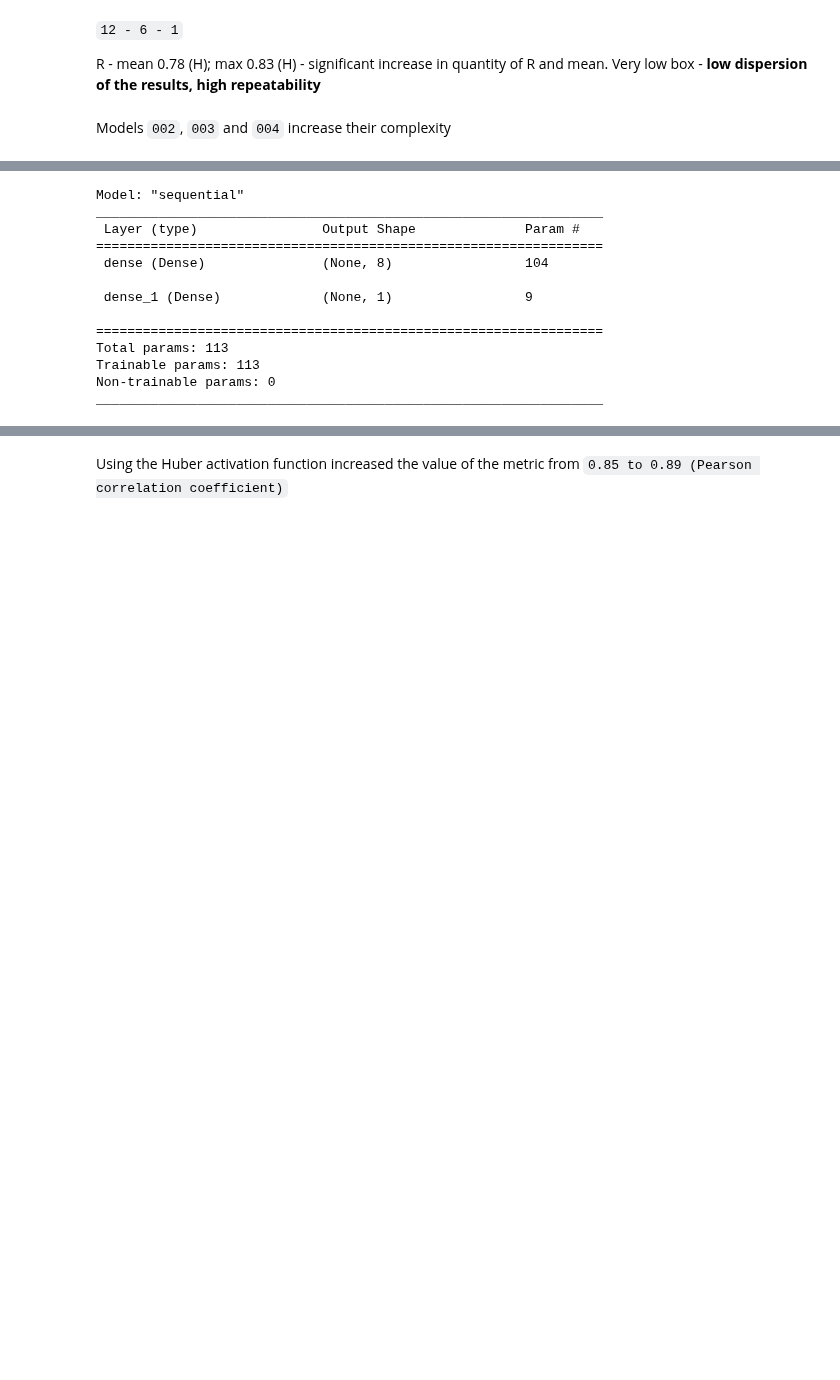
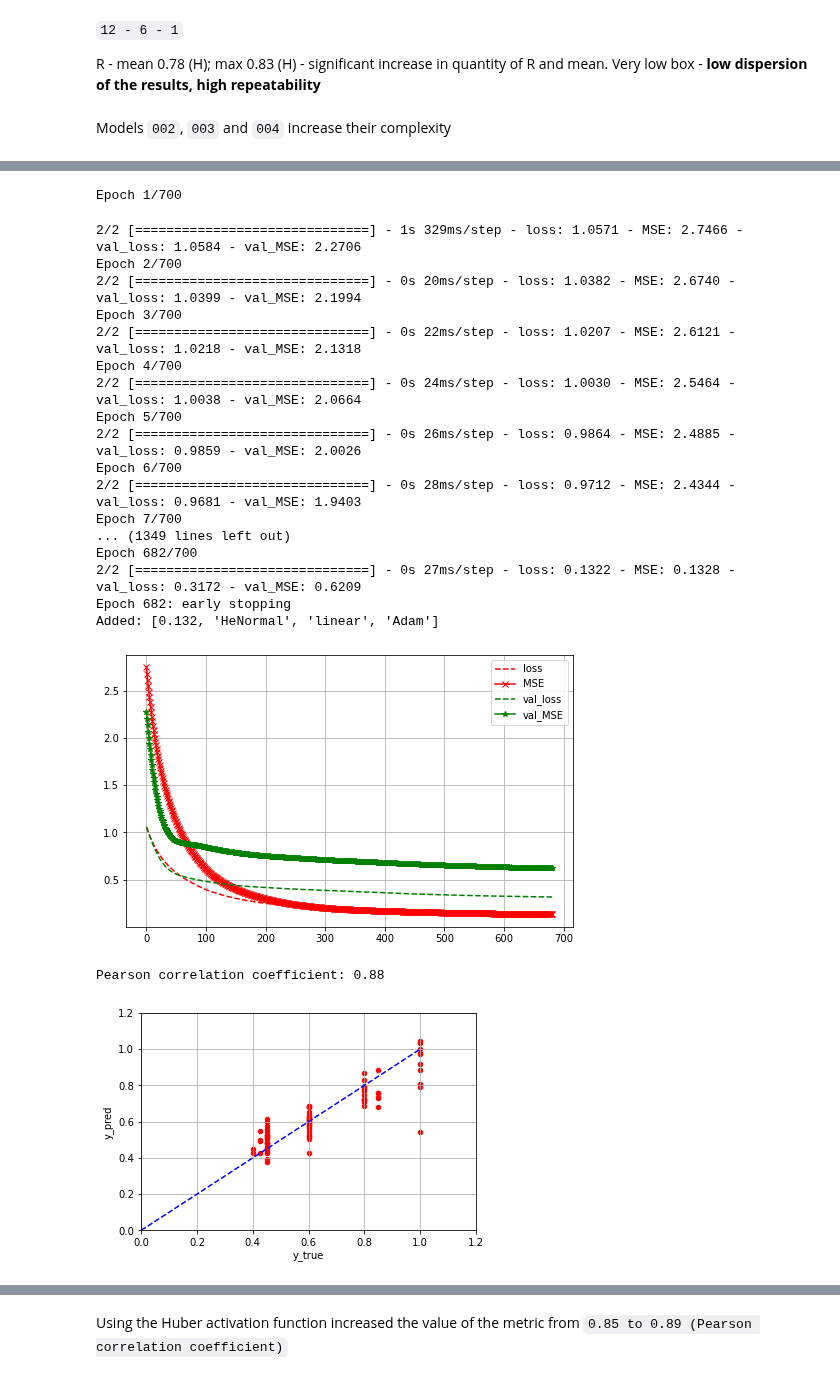
Before and after one commit to d-jus/tf_pipeline, a Jupyter notebook: SSN CRF - p & CRF - m.ipynb, the cells around one changed output, grey strips where cells are left out. Cells and saved outputs as stored; diff of their text form; code cells hidden in the pictures; blank space fills up the shorter version.

```diff
--- a/SSN CRF - p & CRF - m.ipynb
+++ b/SSN CRF - p & CRF - m.ipynb
@@ -570,38 +615,71 @@ _________________________________________________________________
 # %%
 # HUBER elu ADAM
-def huber_fn(y_true, y_pred):
+
+def huber_fn(y_true: list, y_pred: list) -> int:
+    """Huber loss is a loss function, that is less sensitive to outliers in data than the squared error loss. Return Huber fn value.
+    Args:
+        y_true: labels
+        y_pred: predicted
+    """
     error = y_true - y_pred
     is_small_error = tf.abs(error) < 1
-    squared_loss = tf.square(error) /2
+    squared_loss = tf.square(error) / 2
     linear_loss = tf.abs(error) - 0.5
     return tf.where(is_small_error, squared_loss, linear_loss)
 
 tf.keras.backend.clear_session()
-del model2
+try:
+    del model_004
+except:
+    pass
 
 opt = tf.keras.optimizers.Adam(lr=0.001,beta_1=0.9, beta_2=0.999)
 
-model2 = keras.models.Sequential()
-model2.add(keras.layers.Dense(8, activation = 'elu', input_shape = (12,), kernel_regularizer='l2', kernel_initializer = "he_normal"))
-model2.add(keras.layers.Dense(1, kernel_regularizer='l2', kernel_initializer = "he_normal"))
-model2.summary()
-model2.compile(loss = huber_fn,
-             optimizer = opt,
-             metrics = ["MSE"])
+model_004 = keras.models.Sequential()
+model_004.add(keras.layers.Dense(7, activation='elu', input_shape=(12,), kernel_regularizer='l2', kernel_initializer="he_normal"))
+model_004.add(keras.layers.Dense(1, kernel_regularizer='l2', kernel_initializer="he_normal"))
+model_004.compile(
+    loss = huber_fn,
+    optimizer = opt,
+    metrics = ["MSE"]
+    )
+
+#StandardScaler + strated data + elu + hb
+history_004 = model_004.fit(
+    X_train_str,
+    y_train_str,
+    epochs = 700,
+    validation_data = (X_test_str, y_test_str),
+    shuffle = True,
+    callbacks = [callbacks]
+    )
+
+list_output.add_out(model_004, history_004)
+
+plot_hist(history_004)
+plot_sc_all(scaler, scaler_output, model_004, data_p, CRFp)
 # %% [output]
-Model: "sequential"
-_________________________________________________________________
- Layer (type)                Output Shape              Param #
-=================================================================
- dense (Dense)               (None, 8)                 104
-
- dense_1 (Dense)             (None, 1)                 9
-
-=================================================================
-Total params: 113
-Trainable params: 113
-Non-trainable params: 0
-_________________________________________________________________
+Epoch 1/700
+2/2 [==============================] - 1s 329ms/step - loss: 1.0571 - MSE: 2.7466 - val_loss: 1.0584 - val_MSE: 2.2706
+Epoch 2/700
+2/2 [==============================] - 0s 20ms/step - loss: 1.0382 - MSE: 2.6740 - val_loss: 1.0399 - val_MSE: 2.1994
+Epoch 3/700
+2/2 [==============================] - 0s 22ms/step - loss: 1.0207 - MSE: 2.6121 - val_loss: 1.0218 - val_MSE: 2.1318
+Epoch 4/700
+2/2 [==============================] - 0s 24ms/step - loss: 1.0030 - MSE: 2.5464 - val_loss: 1.0038 - val_MSE: 2.0664
+Epoch 5/700
+2/2 [==============================] - 0s 26ms/step - loss: 0.9864 - MSE: 2.4885 - val_loss: 0.9859 - val_MSE: 2.0026
+Epoch 6/700
+2/2 [==============================] - 0s 28ms/step - loss: 0.9712 - MSE: 2.4344 - val_loss: 0.9681 - val_MSE: 1.9403
+Epoch 7/700
+... (1349 lines left out)
+Epoch 682/700
+2/2 [==============================] - 0s 27ms/step - loss: 0.1322 - MSE: 0.1328 - val_loss: 0.3172 - val_MSE: 0.6209
+Epoch 682: early stopping
+Added: [0.132, 'HeNormal', 'linear', 'Adam']
+[figure, added]
+Pearson correlation coefficient: 0.88
+[figure, added]
 # %%
 #model.layers
 # %%
```
Also changed, not shown: parts of 49 cells of this notebook, 2 other files.
